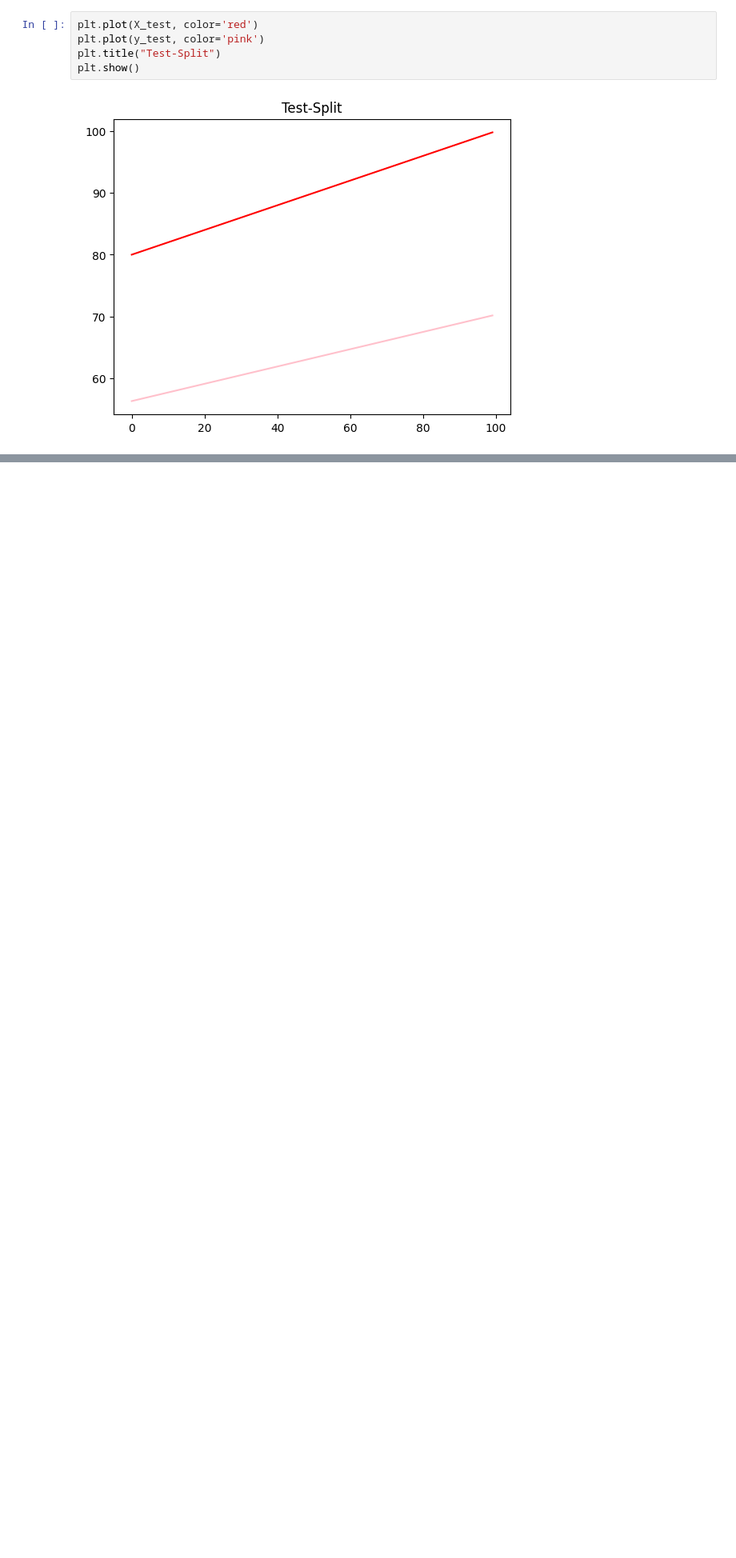
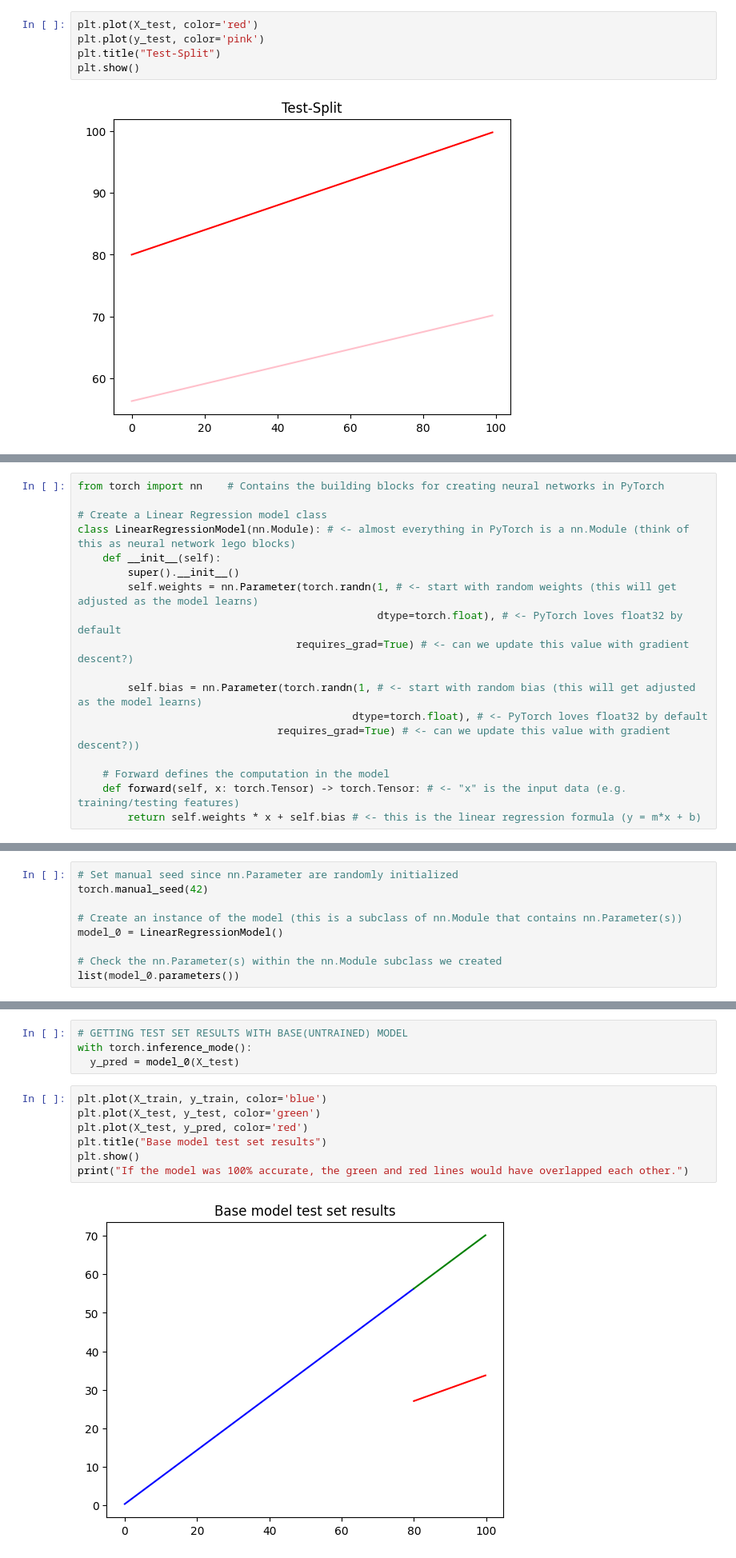
Before and after one commit to omkanekar28/PyTorch-practice, a Jupyter notebook: code/pytorch_workflow_fundamentals.ipynb, the cells around one changed output, grey strips where cells are left out. Shown at 80% size. Drawn from its saved outputs; the diff is of its cells as text; blank space fills up the shorter version.

Commit message:
Building a model

```diff
--- a/code/pytorch_workflow_fundamentals.ipynb
+++ b/code/pytorch_workflow_fundamentals.ipynb
@@ -163,0 +168,18 @@ plt.show()
+# %%
+from torch import nn    # Contains the building blocks for creating neural networks in PyTorch
+
+# Create a Linear Regression model class
+class LinearRegressionModel(nn.Module): # <- almost everything in PyTorch is a nn.Module (think of this as neural network lego blocks)
+    def __init__(self):
+        super().__init__()
+        self.weights = nn.Parameter(torch.randn(1, # <- start with random weights (this will get adjusted as the model learns)
+                                                dtype=torch.float), # <- PyTorch loves float32 by default
+                                   requires_grad=True) # <- can we update this value with gradient descent?)
+
+        self.bias = nn.Parameter(torch.randn(1, # <- start with random bias (this will get adjusted as the model learns)
+                                            dtype=torch.float), # <- PyTorch loves float32 by default
+                                requires_grad=True) # <- can we update this value with gradient descent?))
+
+    # Forward defines the computation in the model
+    def forward(self, x: torch.Tensor) -> torch.Tensor: # <- "x" is the input data (e.g. training/testing features)
+        return self.weights * x + self.bias # <- this is the linear regression formula (y = m*x + b)
@@ -163,0 +196,9 @@ plt.show()
+# %%
+# Set manual seed since nn.Parameter are randomly initialized
+torch.manual_seed(42)
+
+# Create an instance of the model (this is a subclass of nn.Module that contains nn.Parameter(s))
+model_0 = LinearRegressionModel()
+
+# Check the nn.Parameter(s) within the nn.Module subclass we created
+list(model_0.parameters())
@@ -163,0 +210,13 @@ plt.show()
+# %%
+# GETTING TEST SET RESULTS WITH BASE(UNTRAINED) MODEL
+with torch.inference_mode():
+  y_pred = model_0(X_test)
+# %%
+plt.plot(X_train, y_train, color='blue')
+plt.plot(X_test, y_test, color='green')
+plt.plot(X_test, y_pred, color='red')
+plt.title("Base model test set results")
+plt.show()
+print("If the model was 100% accurate, the green and red lines would have overlapped each other.")
+# %% [output]
+[figure, added]
```
Also changed, not shown: parts of 11 cells of this notebook.
